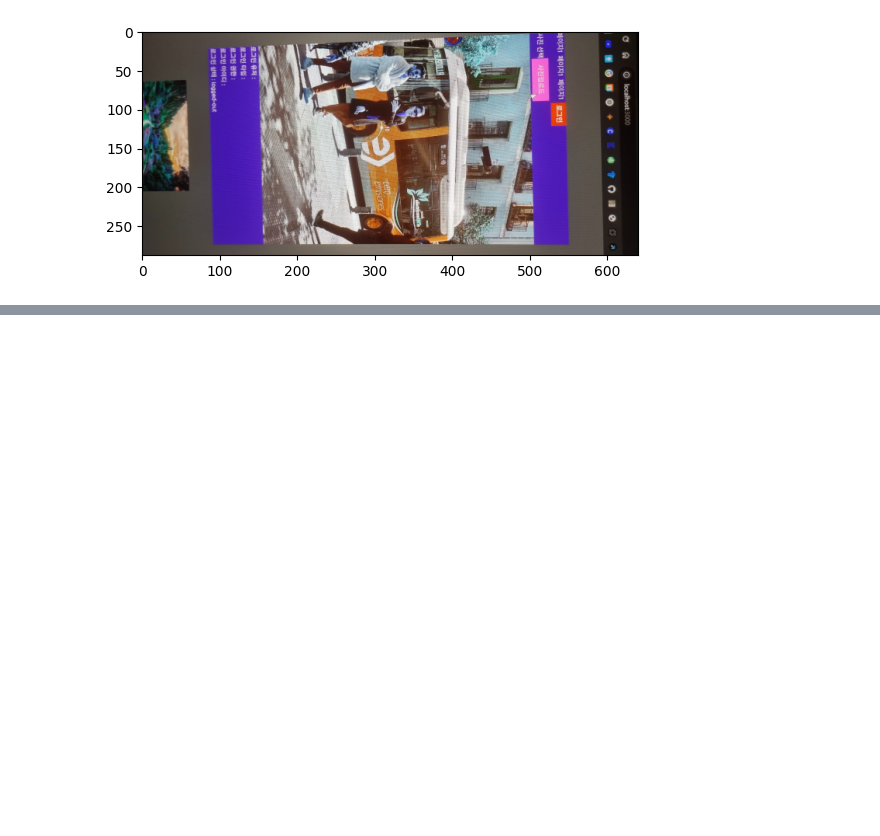
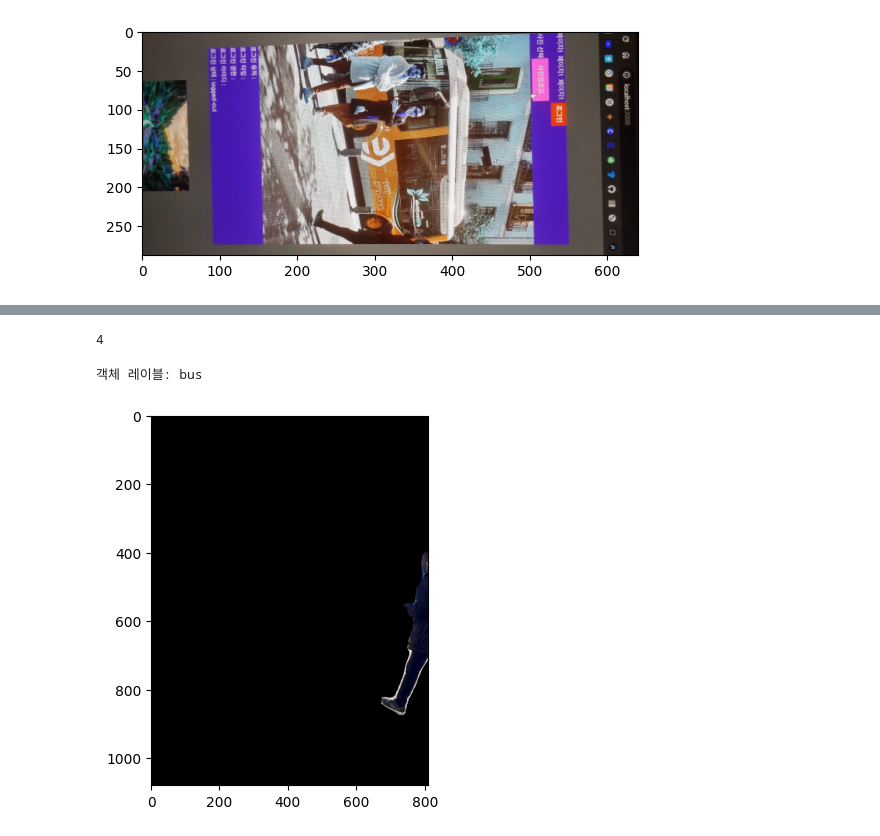
Before and after one commit to AR384/python_server, a Jupyter notebook: mini_project/traing.ipynb, the cells around one changed output, grey strips where cells are left out. Drawn from its saved outputs; the diff is of its cells as text; code cells hidden in the pictures; blank space fills up the shorter version.

```diff
--- a/mini_project/traing.ipynb
+++ b/mini_project/traing.ipynb
@@ -38,0 +49,15 @@ plt.imshow(resize)
+# %%
+from ultralytics import YOLO
+
+# Load a pretrained YOLO11n model
+model = YOLO("./model/yolo11/Seg/yolo11n-seg.pt")
+
+results = model.predict(
+    source="https://ultralytics.com/images/bus.jpg",
+    conf=0.5,
+    imgsz=(640, 480),
+    device='cuda:0',
+    max_det=10,
+    retina_masks=Trueb
+)
+results
@@ -38,0 +85,24 @@ plt.imshow(resize)
+# %%
+len(results[0].masks.data)
+# %% [output]
+4
+# %%
+labels = results[0].names  # 모델이 인식한 객체 클래스 이름
+box_label = results[0].boxes.cls.cpu().numpy()  # 감지된 객체의 클래스 인덱스
+print(f"객체 레이블: {labels[int(box_label[0])]}")  # 해당 마스크의 레이블 출력
+# %% [output]
+객체 레이블: bus
+# %%
+img_path = "https://ultralytics.com/images/bus.jpg"
+response = requests.get(img_path)
+image_array = np.asarray(bytearray(response.content), dtype=np.uint8)
+image = cv2.imdecode(image_array, cv2.IMREAD_COLOR)
+mask = results[0].masks.data[1].cpu().numpy()
+
+mask = (mask * 255).astype(np.uint8)
+masked_image = cv2.bitwise_and(image, image, mask=mask)
+img = cv2.cvtColor(masked_image,cv2.COLOR_BGR2RGB)
+plt.imshow(img)
+plt.show()
+# %% [output]
+[figure, added]
```
Also changed, not shown: parts of 9 cells of this notebook, 23 other files.
